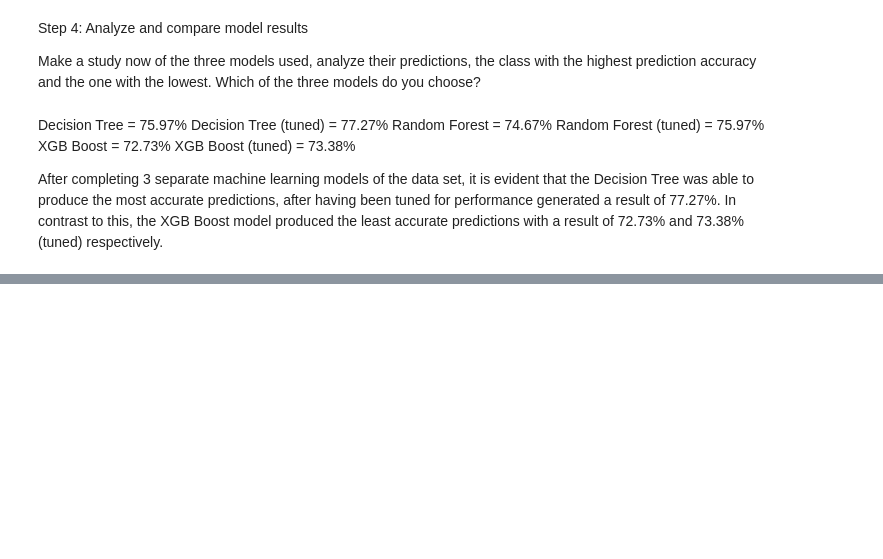
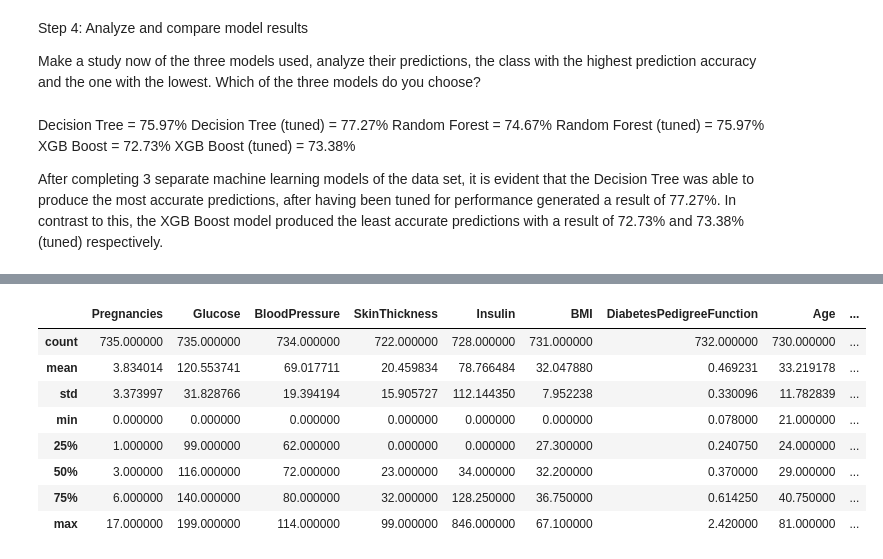
Before and after one commit to 4GeeksAcademy/Kransky_85_Decision_Tree_EDA, a Jupyter notebook: src/explore.ipynb, the cells around one changed output, grey strips where cells are left out. Cells and saved outputs as stored; diff of their text form; code cells hidden in the pictures; blank space fills up the shorter version.

```diff
--- a/src/explore.ipynb
+++ b/src/explore.ipynb
@@ -550,0 +598,12 @@ accurate predictions, after having been tuned for performance generated a result
+# %%
+total_data.describe()
+# %% [output]
+|  | Pregnancies | Glucose | BloodPressure | SkinThickness | Insulin | BMI | DiabetesPedigreeFunction | Age | ... |
+| count | 735.000000 | 735.000000 | 734.000000 | 722.000000 | 728.000000 | 731.000000 | 732.000000 | 730.000000 | ... |
+| mean | 3.834014 | 120.553741 | 69.017711 | 20.459834 | 78.766484 | 32.047880 | 0.469231 | 33.219178 | ... |
+| std | 3.373997 | 31.828766 | 19.394194 | 15.905727 | 112.144350 | 7.952238 | 0.330096 | 11.782839 | ... |
+| min | 0.000000 | 0.000000 | 0.000000 | 0.000000 | 0.000000 | 0.000000 | 0.078000 | 21.000000 | ... |
+| 25% | 1.000000 | 99.000000 | 62.000000 | 0.000000 | 0.000000 | 27.300000 | 0.240750 | 24.000000 | ... |
+| 50% | 3.000000 | 116.000000 | 72.000000 | 23.000000 | 34.000000 | 32.200000 | 0.370000 | 29.000000 | ... |
+| 75% | 6.000000 | 140.000000 | 80.000000 | 32.000000 | 128.250000 | 36.750000 | 0.614250 | 40.750000 | ... |
+| max | 17.000000 | 199.000000 | 114.000000 | 99.000000 | 846.000000 | 67.100000 | 2.420000 | 81.000000 | ... |
```
Also changed, not shown: parts of 4 cells of this notebook.
